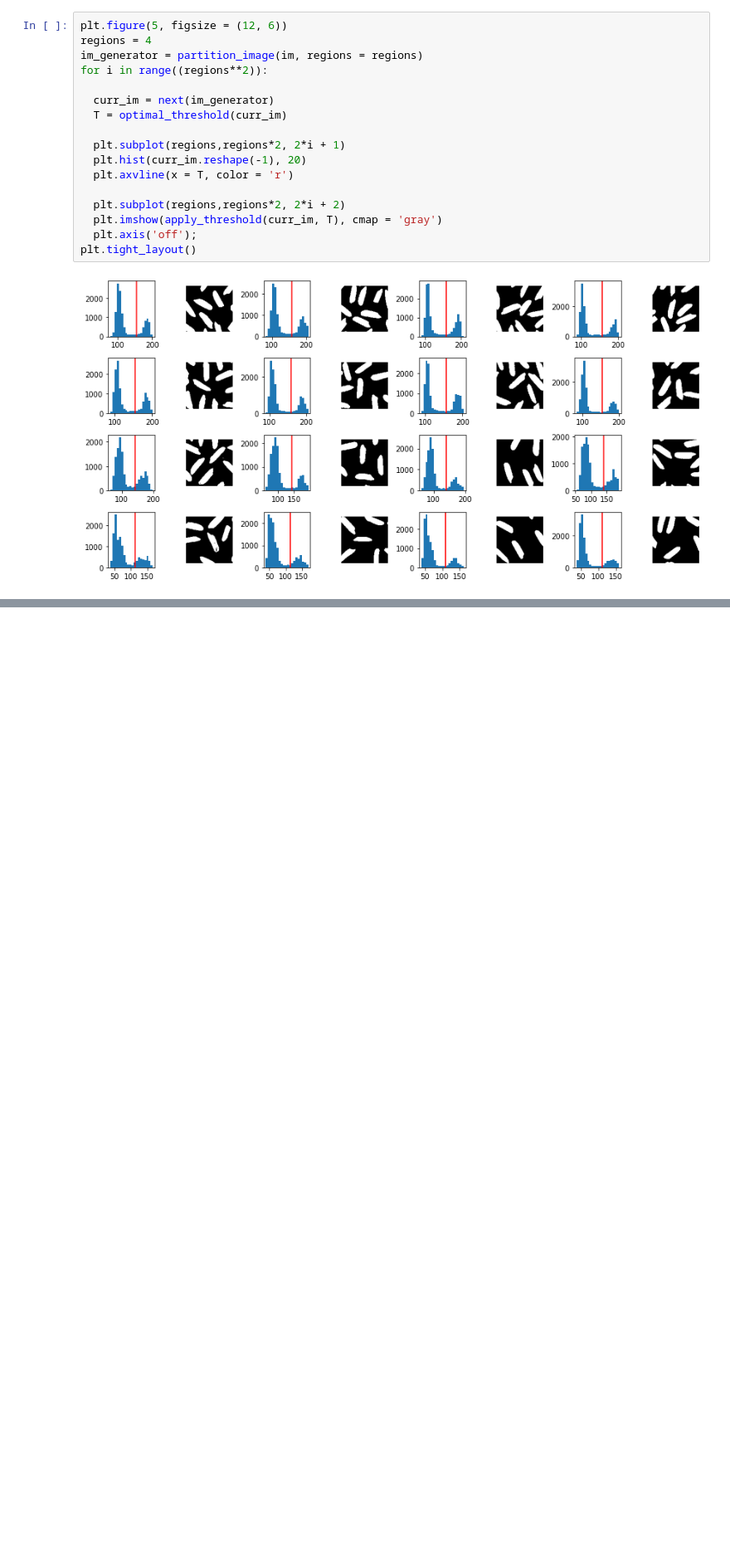
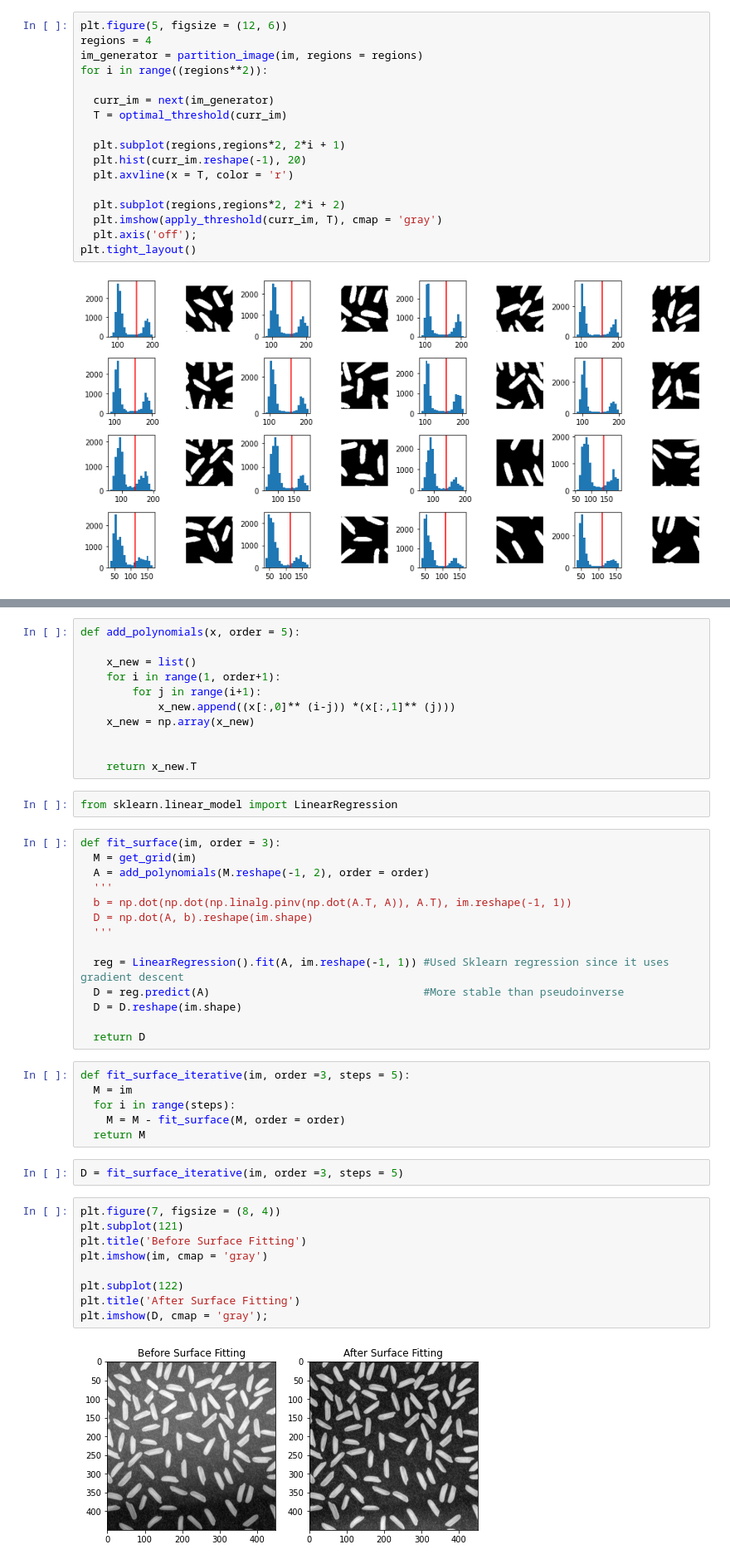
Before and after one commit to luisdiaz1997/Python-Lessons, a Jupyter notebook: CSC821_Lec9.ipynb, the cells around one changed output, grey strips where cells are left out. Shown at 83% size. Cells and saved outputs as stored; diff of their text form; blank space fills up the shorter version.

```diff
--- a/CSC821_Lec9.ipynb
+++ b/CSC821_Lec9.ipynb
@@ -175,0 +185,46 @@ for i in range(5):
+# %%
+def add_polynomials(x, order = 5):
+
+    x_new = list()
+    for i in range(1, order+1):
+        for j in range(i+1):
+            x_new.append((x[:,0]** (i-j)) *(x[:,1]** (j)))
+    x_new = np.array(x_new)
+
+
+    return x_new.T
+# %%
+from sklearn.linear_model import LinearRegression
+# %%
+def fit_surface(im, order = 3):
+  M = get_grid(im)
+  A = add_polynomials(M.reshape(-1, 2), order = order)
+  '''
+  b = np.dot(np.dot(np.linalg.pinv(np.dot(A.T, A)), A.T), im.reshape(-1, 1))
+  D = np.dot(A, b).reshape(im.shape)
+  '''
+
+  reg = LinearRegression().fit(A, im.reshape(-1, 1)) #Used Sklearn regression since it uses gradient descent
+  D = reg.predict(A)                                 #More stable than pseudoinverse
+  D = D.reshape(im.shape)
+
+  return D
+# %%
+def fit_surface_iterative(im, order =3, steps = 5):
+  M = im
+  for i in range(steps):
+    M = M - fit_surface(M, order = order)
+  return M
+# %%
+D = fit_surface_iterative(im, order =3, steps = 5)
+# %%
+plt.figure(7, figsize = (8, 4))
+plt.subplot(121)
+plt.title('Before Surface Fitting')
+plt.imshow(im, cmap = 'gray')
+
+plt.subplot(122)
+plt.title('After Surface Fitting')
+plt.imshow(D, cmap = 'gray');
+# %% [output]
+[figure, added]
```
Also changed, not shown: parts of 6 cells of this notebook.
